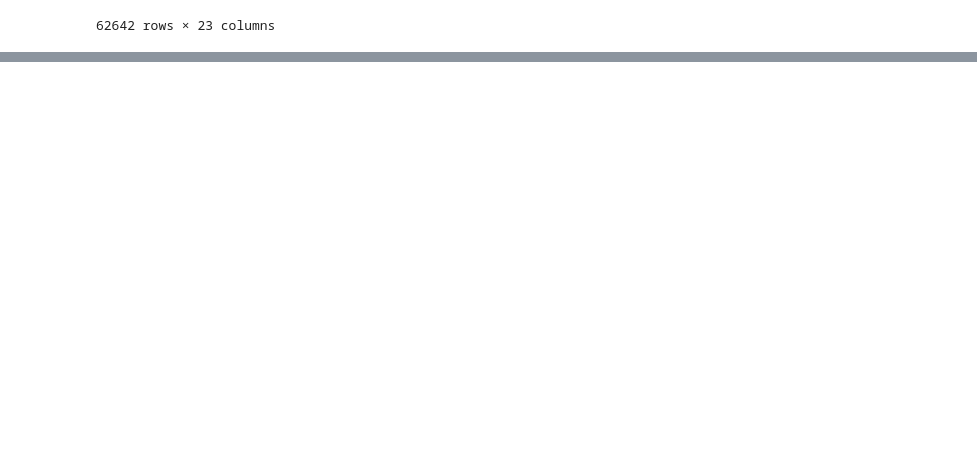
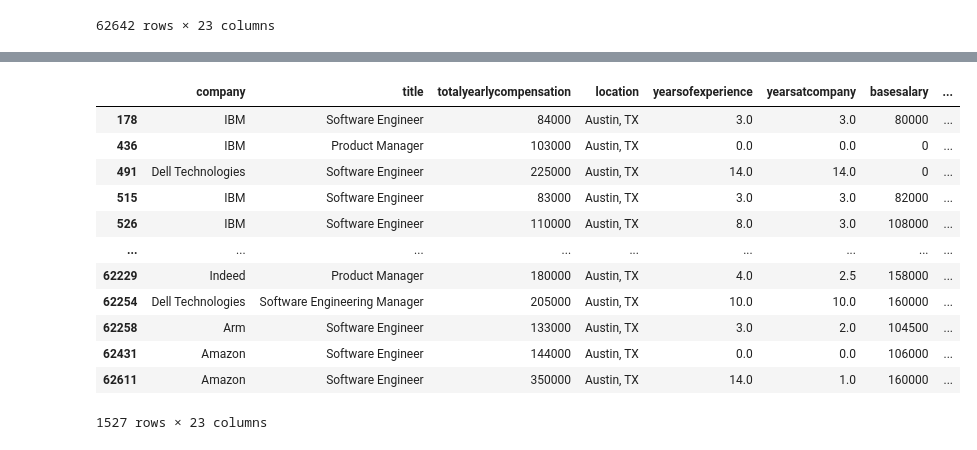
Before and after one commit to mgsrichard/Capstone-Project, a Jupyter notebook: Cleaning Data.ipynb, the cells around one changed output, grey strips where cells are left out. Drawn from its saved outputs; the diff is of its cells as text; code cells hidden in the pictures; blank space fills up the shorter version.

```diff
--- a/Cleaning Data.ipynb
+++ b/Cleaning Data.ipynb
@@ -33,0 +144,5 @@ salaries_df
+# %%
+#Fix dmaid for row 49136 to be 505 for Troy, MI
+
+salaries_df.at[49136,'dmaid']=505
+salaries_df.iloc[49136]['dmaid']
@@ -33,0 +151,5 @@ salaries_df
+# %%
+#Fix dmaid for row 14919 to be 555 for Rome, NY
+
+salaries_df.at[14919,'dmaid']=555
+salaries_df.iloc[14919]['dmaid']
@@ -33,0 +188,20 @@ salaries_df
+# %%
+#look to see if everyone in Austin is at the same company
+austin_tx = salaries_df.loc[salaries_df['location']=="Austin, TX"]
+austin_tx
+#They are at a bunch of different companies,the same is true in the other 4 cities. Rather than try to
+#guess at a company for them, let's drop these 5 rows
+# %% [output]
+|  | company | title | totalyearlycompensation | location | yearsofexperience | yearsatcompany | basesalary | ... |
+| 178 | IBM | Software Engineer | 84000 | Austin, TX | 3.0 | 3.0 | 80000 | ... |
+| 436 | IBM | Product Manager | 103000 | Austin, TX | 0.0 | 0.0 | 0 | ... |
+| 491 | Dell Technologies | Software Engineer | 225000 | Austin, TX | 14.0 | 14.0 | 0 | ... |
+| 515 | IBM | Software Engineer | 83000 | Austin, TX | 3.0 | 3.0 | 82000 | ... |
+| 526 | IBM | Software Engineer | 110000 | Austin, TX | 8.0 | 3.0 | 108000 | ... |
+| ... | ... | ... | ... | ... | ... | ... | ... | ... |
+| 62229 | Indeed | Product Manager | 180000 | Austin, TX | 4.0 | 2.5 | 158000 | ... |
+| 62254 | Dell Technologies | Software Engineering Manager | 205000 | Austin, TX | 10.0 | 10.0 | 160000 | ... |
+| 62258 | Arm | Software Engineer | 133000 | Austin, TX | 3.0 | 2.0 | 104500 | ... |
+| 62431 | Amazon | Software Engineer | 144000 | Austin, TX | 0.0 | 0.0 | 106000 | ... |
+| 62611 | Amazon | Software Engineer | 350000 | Austin, TX | 14.0 | 1.0 | 160000 | ... |
+1527 rows × 23 columns
```
Also changed, not shown: parts of 24 cells of this notebook, 1 other file.
